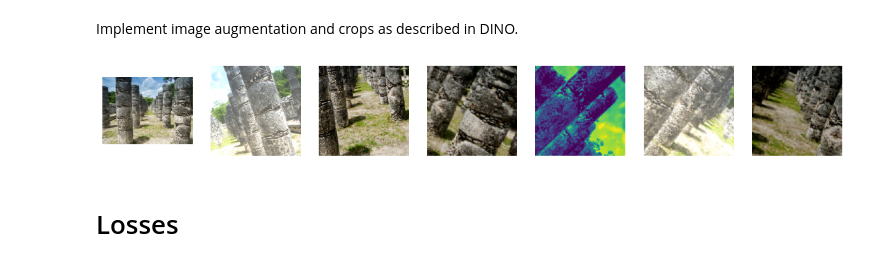
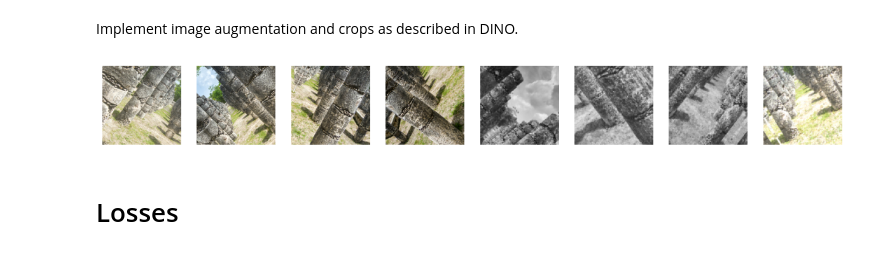
Before and after one commit to Merkost/NN, a Jupyter notebook: DINO.ipynb, the cells around one changed output. Cells and saved outputs as stored; diff of their text form; code cells hidden in the pictures.

```diff
--- a/DINO.ipynb
+++ b/DINO.ipynb
@@ -132,14 +130,15 @@ class RandomGrayscale(tf.keras.layers.Layer):
         self.probability = probability
 
     def call(self, inputs, training=None, **kwargs):
+        def apply_grayscale():
+            grayscale_image = tf.image.rgb_to_grayscale(inputs)
+            return tf.image.grayscale_to_rgb(grayscale_image)
+
         random_numbers = tf.random.uniform([], minval=0, maxval=1)
         should_apply_grayscale = random_numbers < self.probability
-
-        def apply_grayscale():
-            return tf.image.rgb_to_grayscale(inputs)
-
         output = tf.cond(should_apply_grayscale, apply_grayscale, lambda: inputs)
         return output
+
 
     def get_config(self):
         config = super(RandomGrayscale, self).get_config()
@@ -147,9 +146,10 @@ class RandomGrayscale(tf.keras.layers.Layer):
         return config
 # %%
 class DataAugmentationDINO:
-    def __init__(self, global_crops_scale, local_crops_scale, local_crops_number):
+    def __init__(self, global_crops_scale, local_crops_scale, global_crops_number = 2, local_crops_number = 4):
         self.global_crops_scale = global_crops_scale
         self.local_crops_scale = local_crops_scale
+        self.global_crops_number = global_crops_number
         self.local_crops_number = local_crops_number
 
         self.flip_and_color_jitter = tf.keras.Sequential([
@@ -157,19 +157,18 @@ class DataAugmentationDINO:
             tf.keras.layers.RandomContrast(factor=0.25),
             tf.keras.layers.RandomBrightness(factor=0.3),
             tf.keras.layers.RandomRotation(factor=0.15),
-            tf.keras.layers.GaussianNoise(stddev = 0.1),
+            tf.keras.layers.GaussianNoise(stddev=0.1),
             RandomGrayscale(probability=0.2),
 
-            tf.keras.layers.Rescaling(scale=1./255)
+            tf.keras.layers.Rescaling(scale=1. / 255)
         ])
 
-
-    def __call__(self, image):
-        global_crop_1 = self._random_resized_crop(image, size=224, scale=self.global_crops_scale)
-        global_crop_1 = self.flip_and_color_jitter(global_crop_1)
-
-        global_crop_2 = self._random_resized_crop(image, size=224, scale=self.global_crops_scale)
-        global_crop_2 = self.flip_and_color_jitter(global_crop_2)
+    def __call__(self, image) -> Tuple[List[Image], List[Image]]:
+        global_crops = []
+        for _ in range(self.local_crops_number):
+            global_crop = self._random_resized_crop(image, size=224, scale=self.global_crops_scale)
+            global_crop = self.flip_and_color_jitter(global_crop)
+            global_crops.append(global_crop)
 
         local_crops = []
         for _ in range(self.local_crops_number):
@@ -177,26 +176,27 @@ class DataAugmentationDINO:
             local_crop = self.flip_and_color_jitter(local_crop)
             local_crops.append(local_crop)
 
-        return (global_crop_1, global_crop_2), local_crops
+        return global_crops, local_crops
 
     @staticmethod
     def _random_resized_crop(image, size, scale):
-
         height, width = tf.shape(image)[0].numpy(), tf.shape(image)[1].numpy()
-        crop_height = tf.random.uniform(shape=[], minval=tf.cast((height * scale[0]), tf.int32), maxval=tf.cast((height * scale[1]), tf.int32), dtype=tf.dtypes.int32)
-        crop_width = tf.random.uniform(shape=[], minval=tf.cast((width * scale[0]), tf.int32), maxval=tf.cast((width * scale[1]), tf.int32), dtype=tf.dtypes.int32)
+        crop_height = tf.random.uniform(shape=[], minval=tf.cast((height * scale[0]), tf.int32),
+                                        maxval=tf.cast((height * scale[1]), tf.int32), dtype=tf.dtypes.int32)
+        crop_width = tf.random.uniform(shape=[], minval=tf.cast((width * scale[0]), tf.int32),
+                                       maxval=tf.cast((width * scale[1]), tf.int32), dtype=tf.dtypes.int32)
 
         cropped_image = tf.image.random_crop(image, size=[crop_height, crop_width, 3])
         resized_image = tf.image.resize(cropped_image, [size, size])
 
         return resized_image
 # %%
-augmentor = DataAugmentationDINO((0.5, 0.6), (0.25, 0.5), 4)
+aug = DataAugmentationDINO((0.5, 0.6), (0.25, 0.5), 2, 4)
 image = next(iter(tf_dataset))
-global_crops, local_crops = augmentor(image)
-show_images([image] + list(global_crops) + local_crops, 7)
+global_crops, local_crops = aug(image)
+show_images(global_crops + local_crops)
 # %% [output]
-[figure, old version]
+[figure, new version]
 # %% [markdown]
 # Losses
 # %% [markdown]
```
Also changed, not shown: parts of 17 cells of this notebook.
